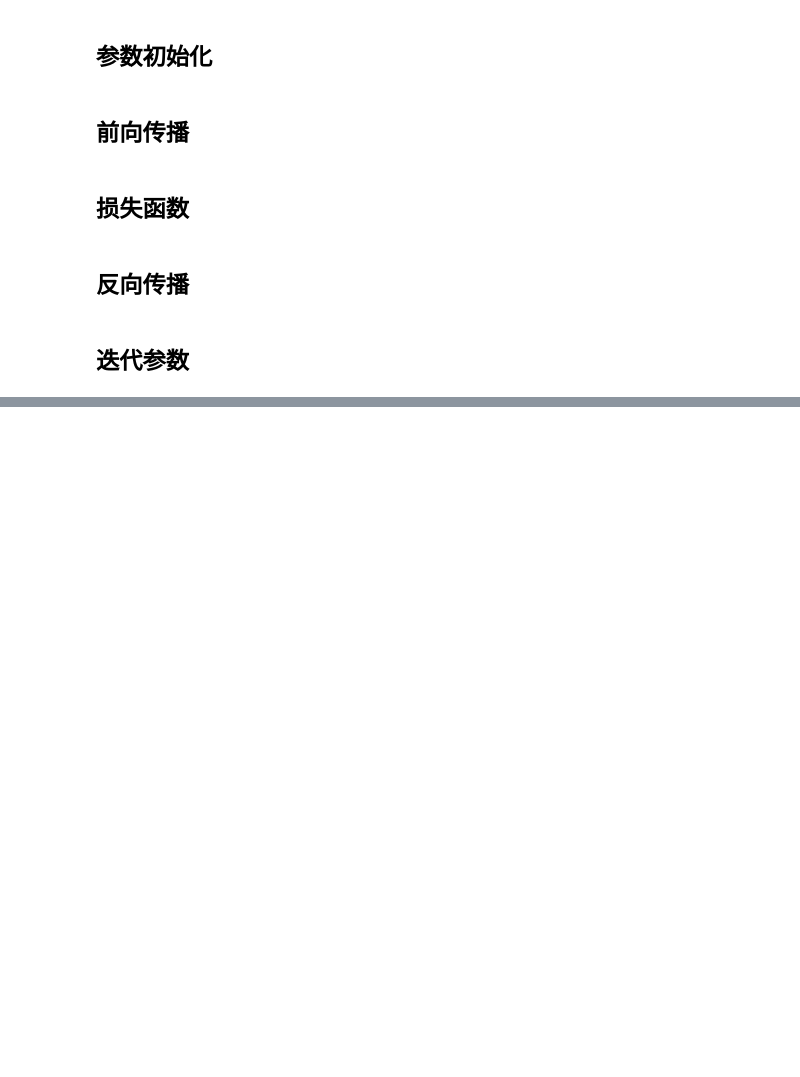
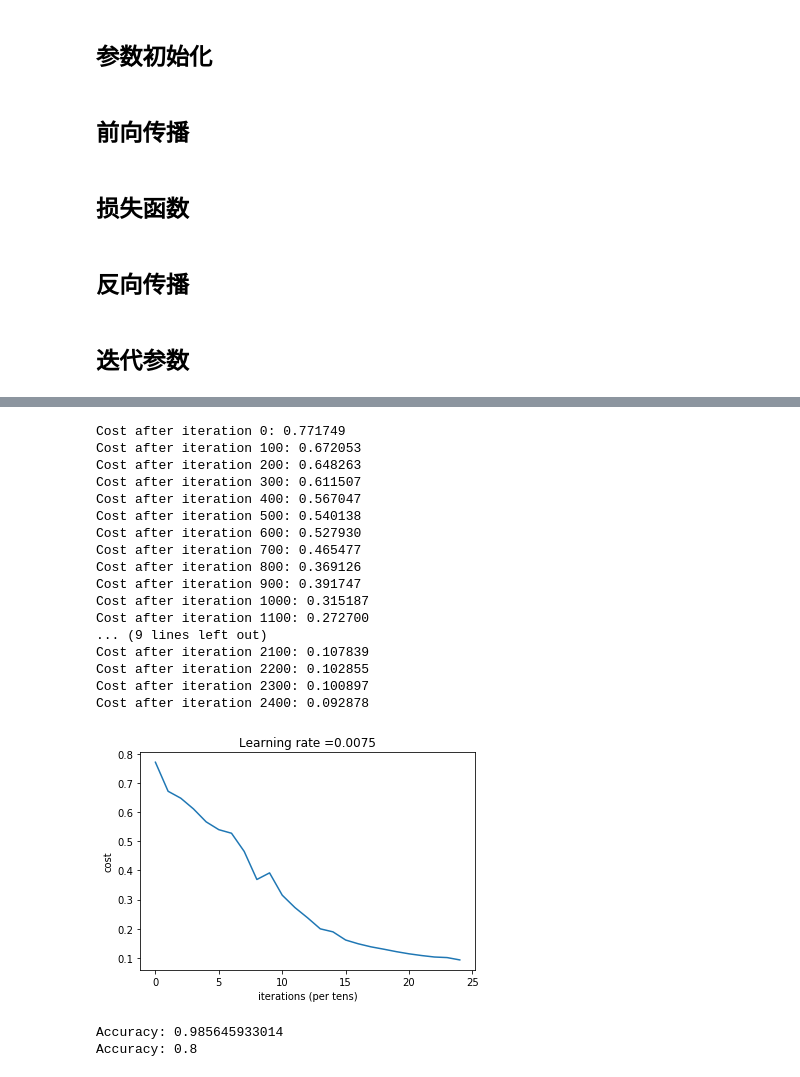
Before and after one commit to niudd/deeplearning_Andrew_Ng_Coursera, a Jupyter notebook: 代码整理-DNN算法-Python实现/笔记2 -- DNN深度神经网络实现.ipynb, the cells around one changed output, grey strips where cells are left out. Cells and saved outputs as stored; diff of their text form; code cells hidden in the pictures; blank space fills up the shorter version.

```diff
--- a/代码整理-DNN算法-Python实现/笔记2 -- DNN深度神经网络实现.ipynb
+++ b/代码整理-DNN算法-Python实现/笔记2 -- DNN深度神经网络实现.ipynb
@@ -28,12 +30,12 @@ def initialize_parameters_deep(layer_dims):
                     Wl -- weight matrix of shape (layer_dims[l], layer_dims[l-1])
                     bl -- bias vector of shape (layer_dims[l], 1)
     """
-    #np.random.seed(3)
+    np.random.seed(1)
     parameters = {}
     L = len(layer_dims)            # number of layers in the network
 
     for l in range(1, L):
-        parameters['W' + str(l)] = np.random.randn(layer_dims[l], layer_dims[l-1]) * 0.01
+        parameters['W' + str(l)] = np.random.randn(layer_dims[l], layer_dims[l-1]) / np.sqrt(layer_dims[l-1]) #* 0.01
         parameters['b' + str(l)] = np.zeros((layer_dims[l], 1))
 
         assert(parameters['W' + str(l)].shape == (layer_dims[l], layer_dims[l-1]))
@@ -341,0 +327,22 @@ def L_model_backward(AL, Y, caches):
+# %%
+def update_parameters(parameters, grads, learning_rate):
+    """
+    Update parameters using gradient descent
+
+    Arguments:
+    parameters -- python dictionary containing your parameters
+    grads -- python dictionary containing your gradients, output of L_model_backward
+
+    Returns:
+    parameters -- python dictionary containing your updated parameters
+                  parameters["W" + str(l)] = ...
+                  parameters["b" + str(l)] = ...
+    """
+
+    L = len(parameters) // 2 # number of layers in the neural network
+
+    # Update rule for each parameter. Use a for loop.
+    for l in range(L):
+        parameters["W" + str(l + 1)] = parameters["W" + str(l + 1)] - learning_rate * grads["dW" + str(l + 1)]
+        parameters["b" + str(l + 1)] = parameters["b" + str(l + 1)] - learning_rate * grads["db" + str(l + 1)]
+    return parameters
@@ -341,0 +500,30 @@ def L_model_backward(AL, Y, caches):
+# %%
+layers_dims = [12288, 20, 7, 5, 1] #  5-layer model
+# %%
+parameters = L_layer_model(train_x, train_y, layers_dims, learning_rate=0.0075, num_iterations = 2500,
+                           print_cost = True, print_verbose = False)
+# %% [output]
+Cost after iteration 0: 0.771749
+Cost after iteration 100: 0.672053
+Cost after iteration 200: 0.648263
+Cost after iteration 300: 0.611507
+Cost after iteration 400: 0.567047
+Cost after iteration 500: 0.540138
+Cost after iteration 600: 0.527930
+Cost after iteration 700: 0.465477
+Cost after iteration 800: 0.369126
+Cost after iteration 900: 0.391747
+Cost after iteration 1000: 0.315187
+Cost after iteration 1100: 0.272700
+... (9 lines left out)
+Cost after iteration 2100: 0.107839
+Cost after iteration 2200: 0.102855
+Cost after iteration 2300: 0.100897
+Cost after iteration 2400: 0.092878
+[figure, added]
+# %%
+pred_train = predict(train_x, train_y, parameters)
+pred_test = predict(test_x, test_y, parameters)
+# %% [output]
+Accuracy: 0.985645933014
+Accuracy: 0.8
```
Also changed, not shown: parts of 12 cells of this notebook.
